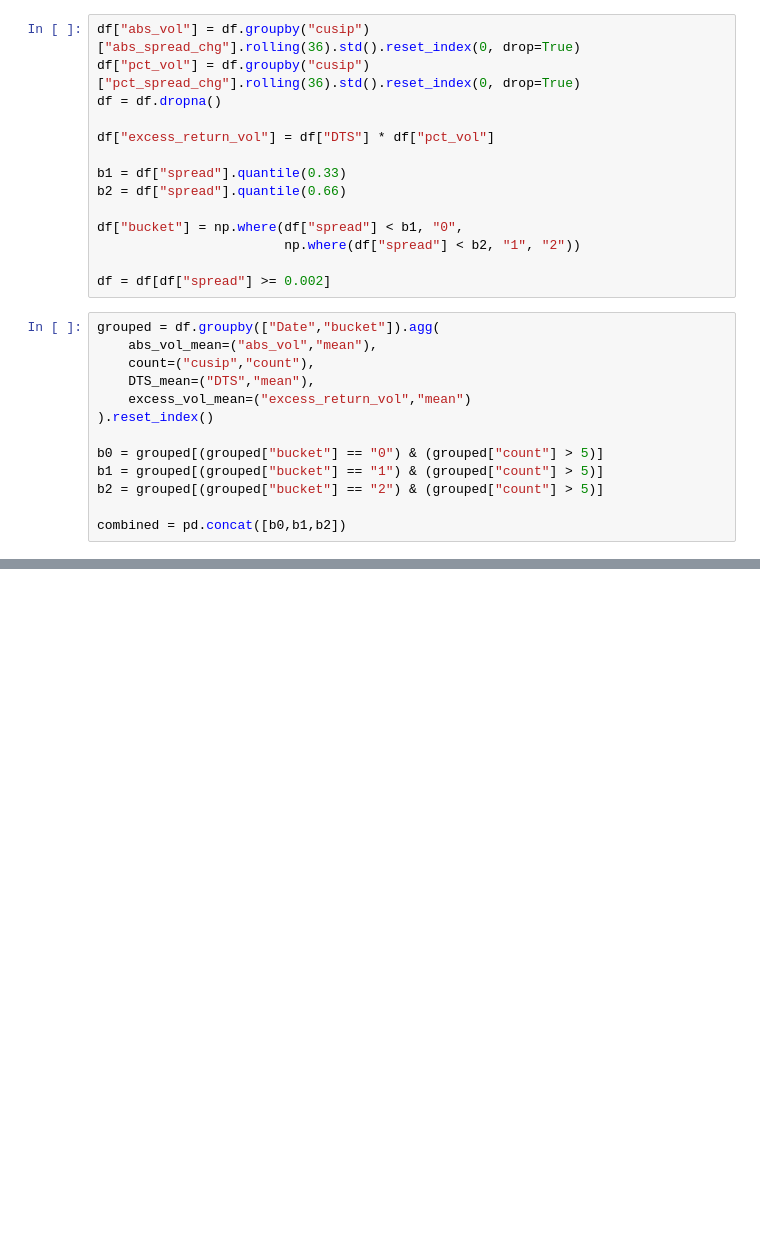
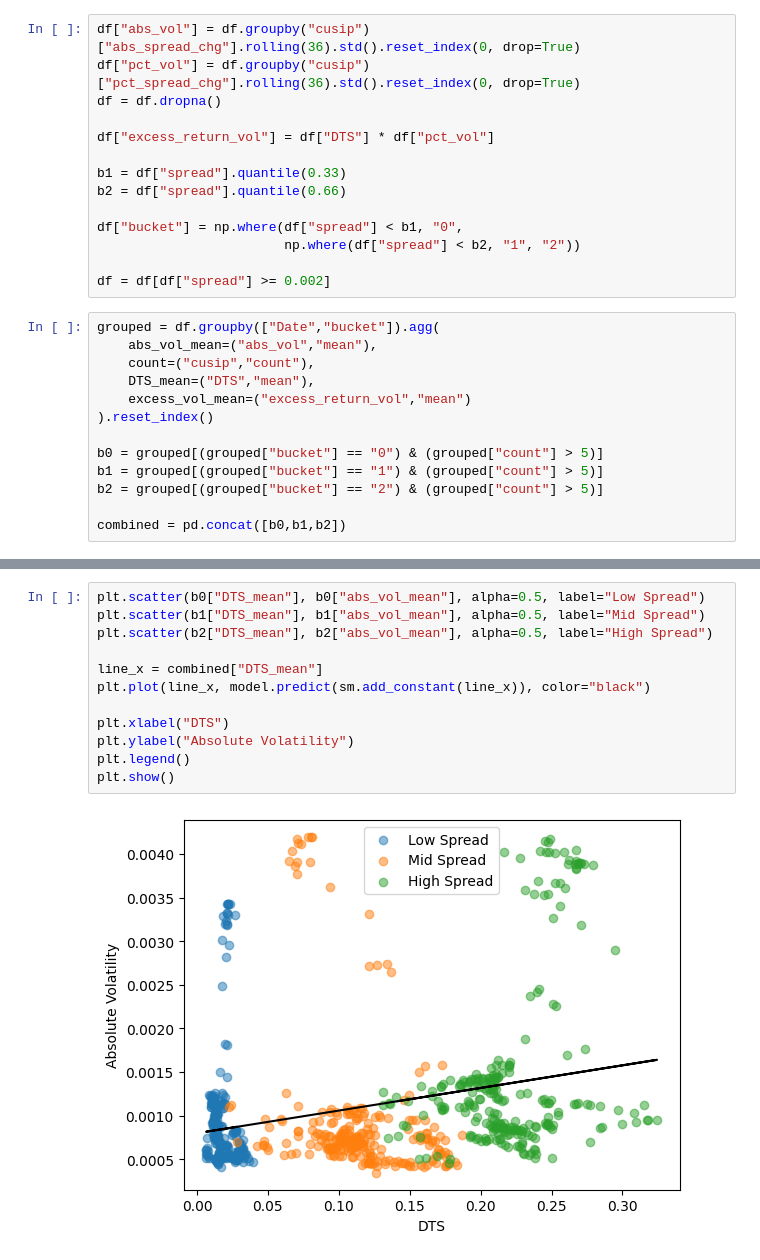
Before and after one commit to jlopes3/MF772_Project, a Jupyter notebook: DTS.ipynb, the cells around one changed output, grey strips where cells are left out. Saved outputs shown, nothing was run; the diff lists cells and outputs as text; blank space fills up the shorter version.

```diff
--- a/DTS.ipynb
+++ b/DTS.ipynb
@@ -86,3 +131,17 @@ plt.show()
+# %%
+plt.scatter(b0["DTS_mean"], b0["abs_vol_mean"], alpha=0.5, label="Low Spread")
+plt.scatter(b1["DTS_mean"], b1["abs_vol_mean"], alpha=0.5, label="Mid Spread")
+plt.scatter(b2["DTS_mean"], b2["abs_vol_mean"], alpha=0.5, label="High Spread")
+
+line_x = combined["DTS_mean"]
+plt.plot(line_x, model.predict(sm.add_constant(line_x)), color="black")
+
+plt.xlabel("DTS")
+plt.ylabel("Absolute Volatility")
+plt.legend()
+plt.show()
+# %% [output]
+[figure, added]
 # %%
 mask = ~combined["Date"].between("2020-01-01","2021-01-01")
 filtered = combined[mask]
```
Also changed, not shown: parts of 11 cells of this notebook.
